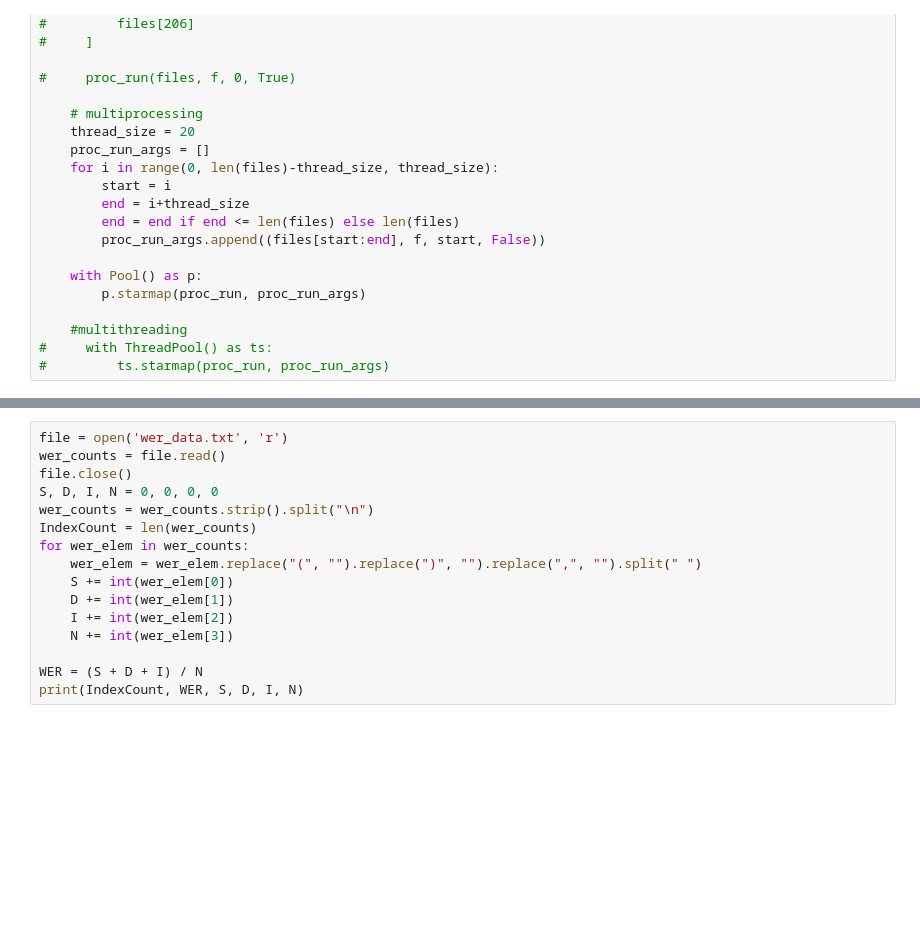
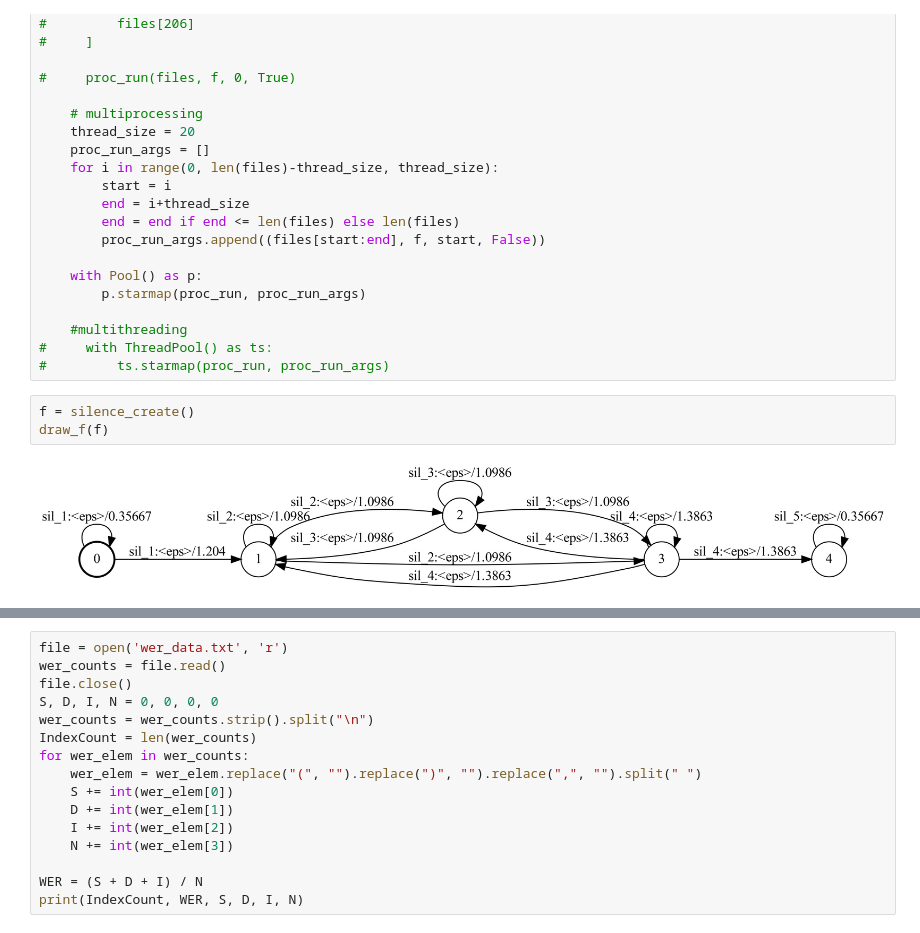
Before and after one commit to MostafaBelo/ASR_CW, a Jupyter notebook: assignment.ipynb, the cells around one changed output, grey strips where cells are left out. Saved outputs shown, nothing was run; the diff lists cells and outputs as text; blank space fills up the shorter version.

```diff
--- a/assignment.ipynb
+++ b/assignment.ipynb
@@ -425,6 +425,11 @@ def run(is_copy=True):
     #multithreading
 #     with ThreadPool() as ts:
 #         ts.starmap(proc_run, proc_run_args)
+# %%
+f = silence_create()
+draw_f(f)
+# %% [output]
+[figure, added]
 # %%
 %%timeit -r 1 -n 1
 # run(True)
```
Also changed, not shown: parts of 1 cell of this notebook, 5 other files.
